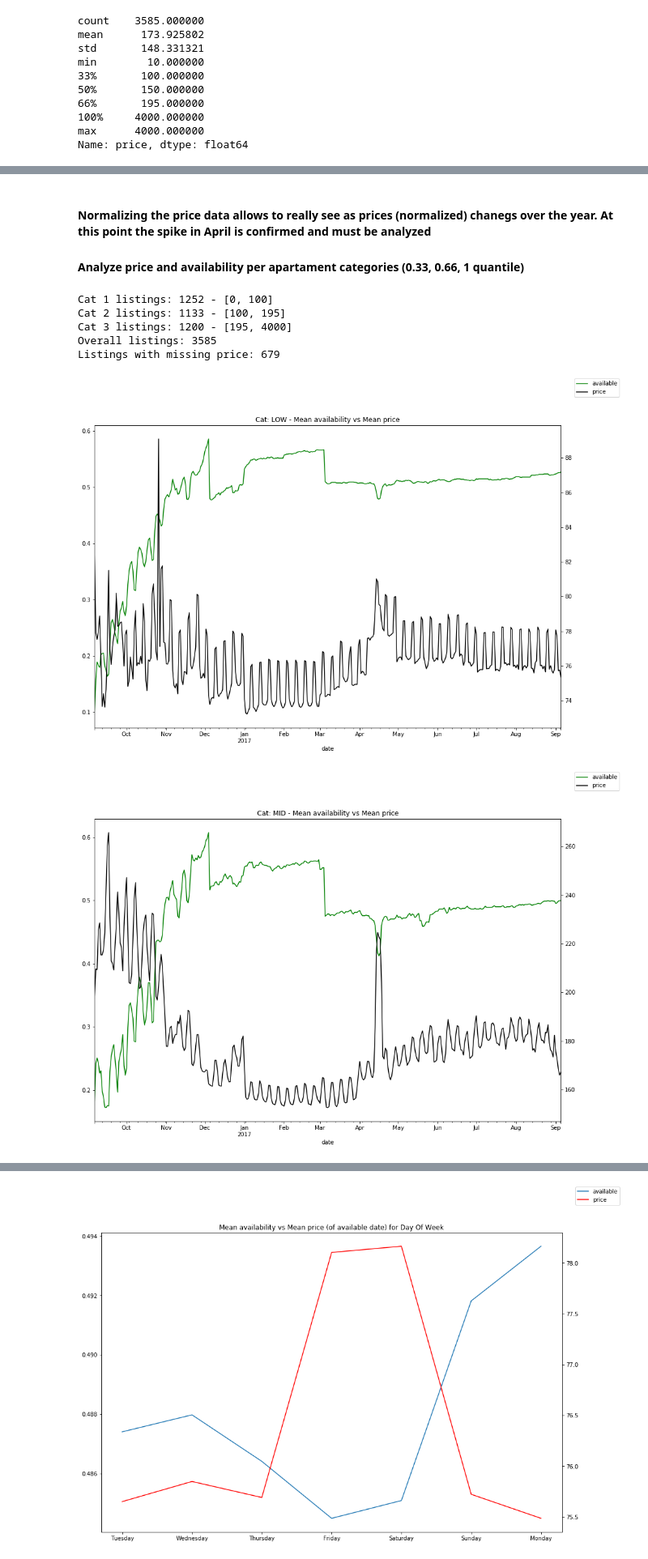
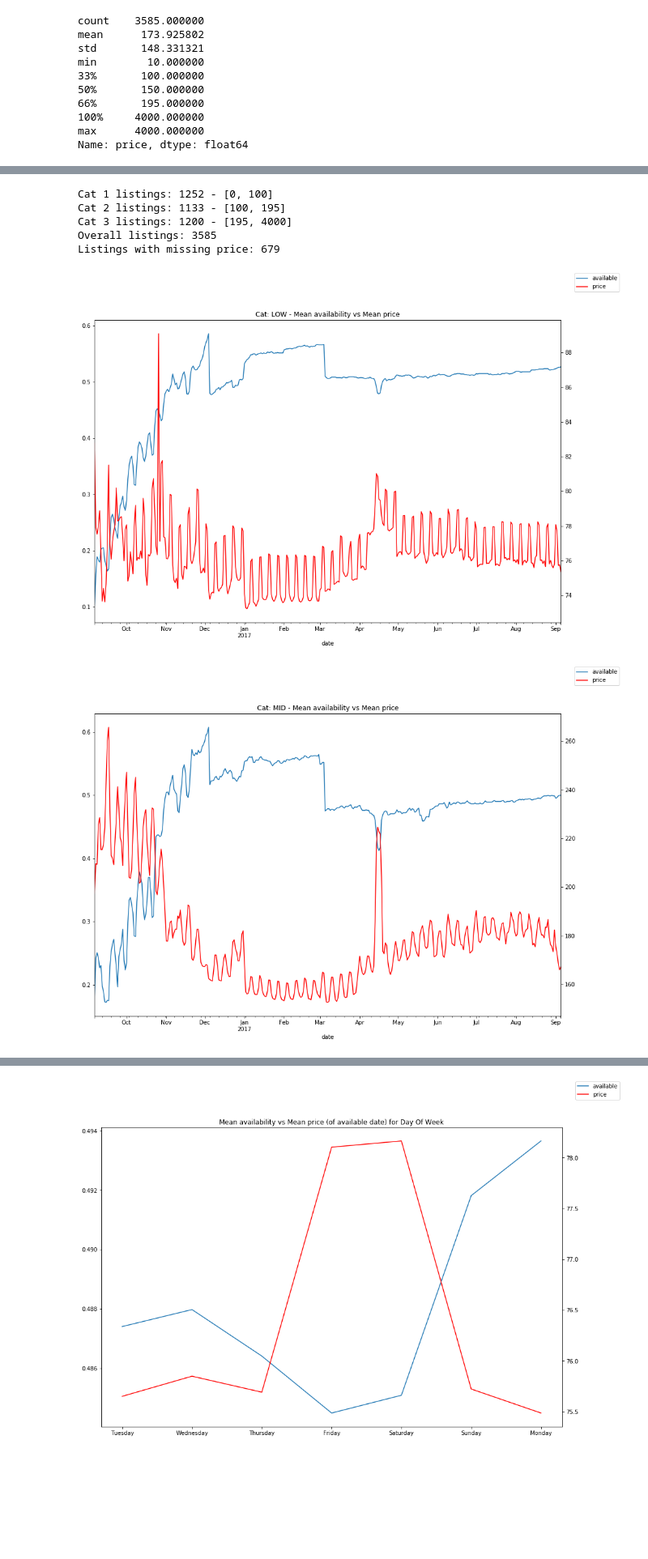
Before and after one commit to mafg/UDACITY_DSND_1-Write_A_Data_Science_Blog_Post, a Jupyter notebook: airbnb.ipynb, the cells around one changed output, grey strips where cells are left out. Shown at 81% size. Cells and saved outputs as stored; diff of their text form; code cells hidden in the pictures; blank space fills up the shorter version.

```diff
--- a/airbnb.ipynb
+++ b/airbnb.ipynb
@@ -158,7 +160,3 @@ df_boston_calendar.groupby('date').count()['available'].value_counts()
 # %% [output]
 3586    365
 Name: available, dtype: int64
-# %%
-for col in ['neighbourhood']:
-    print(col)
-    print(df_boston_listings[col].iloc[0:2])
@@ -257,8 +250,3 @@ df_boston_listings.head()
 | 3 | 1436513 | 2016-09-07 | 6031442 | 2013-04-21 | Boston, Massachusetts, United States | within a few hours | 100% | ... |
 | 4 | 7651065 | 2016-09-07 | 15396970 | 2014-05-11 | Boston, Massachusetts, United States | within an hour | 100% | ... |
 5 rows × 39 columns
-# %%
-for col in df_boston_listings.columns:
-    print(df_boston_listings[col].iloc[0:10])
-
-# percentage to float: 'host_response_rate', 'host_acceptance_rate', ''
@@ -283,6 +253,7 @@ Name: cancellation_policy, dtype: object
 # %% [markdown]
 ### Fix columns ("prices", "available", etc)
 # %%
+# function to replace string t/f with boolean/int 0/1
 def replace_categorical_true_false(df, cols):
     """ replace cell values t/f to 0/1
     INPUTS:
@@ -302,7 +273,7 @@ def replace_categorical_true_false(df, cols):
 
 # function to fix prices removing $ and converting to float the string number
 def fix_price(df, cols, fill_na=True):
-    """ Convert price in string format to float
+    """ Convert price in string format $123.12 to float 123.12
 
     INPUTS:
         - df: dataframe with columns to fix.
@@ -323,7 +294,7 @@ def fix_price(df, cols, fill_na=True):
 
 # function to fix percentage in string format: removing % and converting to float the string number
 def fix_percentage(df, cols, fill_na=True):
-    """ Convert percentage in string format to float
+    """ Convert percentage in string format 123.12% to float 123.12
 
     INPUTS:
         - df: dataframe with columns to fix.
@@ -343,19 +314,19 @@ def fix_percentage(df, cols, fill_na=True):
     return df
 
 
-# replace t/w with 0/1
+# replace f/t with 0/1 in listing and calendar datasets
 listings_columns_with_true_false = ['host_is_superhost', 'host_has_profile_pic', 'host_has_profile_pic', 'host_has_profile_pic']
 df_boston_listings = replace_categorical_true_false(df_boston_listings, listings_columns_with_true_false)
 
 calendar_columns_with_true_false = ['available']
 df_boston_calendar = replace_categorical_true_false(df_boston_calendar, calendar_columns_with_true_false)
 
-# fix price
+# fix price in in listing and calendar datasets
 price_columns = ['price', 'security_deposit', 'cleaning_fee', 'extra_people']
 df_boston_listings = fix_price(df_boston_listings, price_columns, False)
 df_boston_calendar = fix_price(df_boston_calendar, ['price'], False)
 
-# fix percentage
+# fix percentages in listing and calendar datasets
 listings_columns_with_percentage = ['host_response_rate', 'host_acceptance_rate']
 df_boston_listings = fix_percentage(df_boston_listings, listings_columns_with_percentage, False)
 
@@ -363,9 +334,6 @@ df_boston_listings = fix_percentage(df_boston_listings, listings_columns_with_pe
 all_fixed_columns = listings_columns_with_true_false
 all_fixed_columns.extend(price_columns)
 all_fixed_columns.extend(listings_columns_with_percentage)
-
-
-# now looks fine
 df_boston_listings[all_fixed_columns].head()
 # %% [output]
 |  | host_is_superhost | host_has_profile_pic | host_has_profile_pic | host_has_profile_pic | price | ... |
@@ -535,5 +450 @@ Name: price, dtype: float64
-# %% [markdown]
-#### Normalizing the price data allows to really see as prices (normalized) chanegs over the year. At this point the spike in April is confirmed and must be analyzed
-
-#### Analyze price and availability per apartament categories (0.33, 0.66, 1 quantile)
 # %%
@@ -564,35 +476,31 @@ Cat 3 listings: 1200 - [195, 4000]
 Overall listings: 3585
 Listings with missing price: 679
 # %%
-# normalize and plot over categories
-
-def min_max_normalization(input_series):
-    return (input_series - input_series.min()) / (input_series.max() - input_series.min())
-
+# overall price/availability plot over categories
 grouby_date_cat1 = df_cat1.groupby('date').mean()
 grouby_date_cat2 = df_cat2.groupby('date').mean()
 grouby_date_cat3 = df_cat3.groupby('date').mean()
 
 # plt cat LOW
-ax = grouby_date_cat1.plot(legend=False, color='g', y='available', title='Cat: LOW - Mean availability vs Mean price')
+ax = grouby_date_cat1.plot(legend=False, y='available', title='Cat: LOW - Mean availability vs Mean price')
 ax2 = ax.twinx()
-grouby_date_cat1.plot(y="price", ax=ax2, legend=False, color='black')
+grouby_date_cat1.plot(y="price", ax=ax2, legend=False, color='r')
 ax.figure.legend()
 plt.show()
 
 # plt cat MID
-ax = grouby_date_cat2.plot(legend=False, color='g', y='available', title='Cat: MID - Mean availability vs Mean price')
+ax = grouby_date_cat2.plot(legend=False, y='available', title='Cat: MID - Mean availability vs Mean price')
 ax2 = ax.twinx()
-grouby_date_cat2.plot(y="price", ax=ax2, legend=False, color='black')
+grouby_date_cat2.plot(y="price", ax=ax2, legend=False, color='r')
 ax.figure.legend()
 plt.show()
 
 # plt cat HIGH
-ax = grouby_date_cat3.plot(legend=False, color='g', y='available', title='Cat: HIGH - Mean availability vs Mean price')
+ax = grouby_date_cat3.plot(legend=False, y='available', title='Cat: HIGH - Mean availability vs Mean price')
 ax2 = ax.twinx()
-grouby_date_cat3.plot(y="price", ax=ax2, legend=False, color='black')
+grouby_date_cat3.plot(y="price", ax=ax2, legend=False, color='r')
 ax.figure.legend()
 plt.show()
 # %% [output]
-[figure, old version]
+[figure, new version]
-[figure, old version]
+[figure, new version]
```
Also changed, not shown: parts of 31 cells of this notebook.
